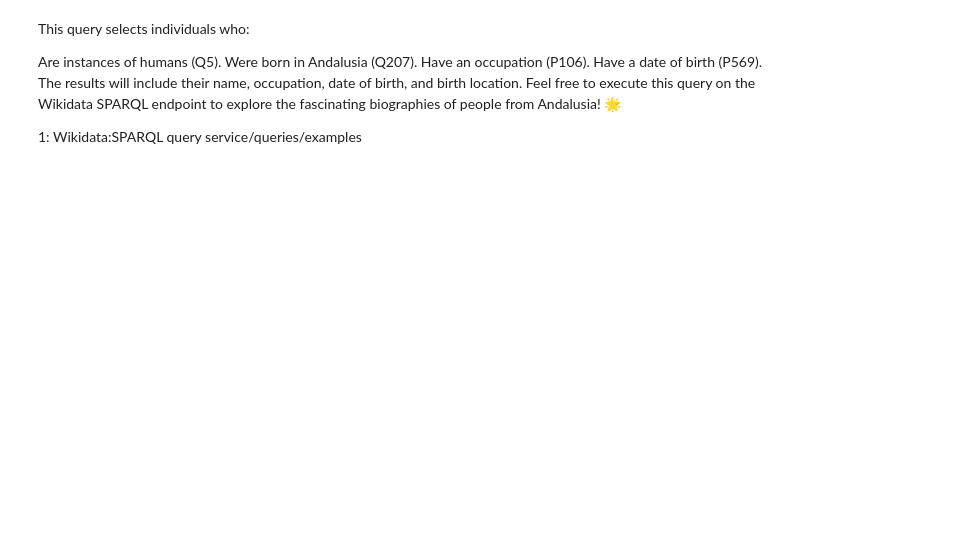
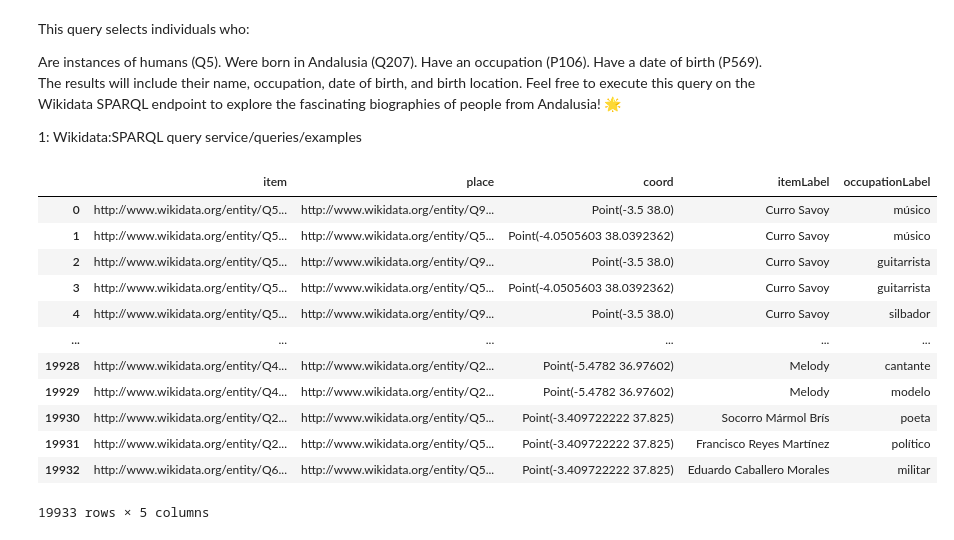
Before and after one commit to otoperalias/miscellanea, a Jupyter notebook: Wikidata_queries.ipynb, the cells around one changed output. Cells and saved outputs as stored; diff of their text form; code cells hidden in the pictures; blank space fills up the shorter version.

```diff
--- a/Wikidata_queries.ipynb
+++ b/Wikidata_queries.ipynb
@@ -77,3 +126,15 @@ ORDER BY ?personLabel
+# %%
+query="""
+SELECT ?item ?itemLabel ?occupationLabel ?place ?coord ?birthyear
+WHERE {
+    ?item wdt:P31 wd:Q5.
+    ?item wdt:P19/wdt:P131* wd:Q5783.
+    ?item wdt:P106 ?occupation.
+    ?item wdt:P19 ?place.
+    ?place wdt:P625 ?coord.
+    SERVICE wikibase:label { bd:serviceParam wikibase:language "[AUTO_LANGUAGE],es". }
+}
+"""
 # %% [markdown]
 This query selects individuals who:
 
@@ -84,6 +145,24 @@ Have a date of birth (P569).
 The results will include their name, occupation, date of birth, and birth location. Feel free to execute this query on the Wikidata SPARQL endpoint to explore the fascinating biographies of people from Andalusia! 🌟
 
 1: Wikidata:SPARQL query service/queries/examples
+# %%
+data_extracter = WikiDataQueryResults(query)
+df = data_extracter.load_as_dataframe()
+df
+# %% [output]
+|  | item | place | coord | itemLabel | occupationLabel |
+| 0 | http://www.wikidata.org/entity/Q5... | http://www.wikidata.org/entity/Q9... | Point(-3.5 38.0) | Curro Savoy | músico |
+| 1 | http://www.wikidata.org/entity/Q5... | http://www.wikidata.org/entity/Q5... | Point(-4.0505603 38.0392362) | Curro Savoy | músico |
+| 2 | http://www.wikidata.org/entity/Q5... | http://www.wikidata.org/entity/Q9... | Point(-3.5 38.0) | Curro Savoy | guitarrista |
+| 3 | http://www.wikidata.org/entity/Q5... | http://www.wikidata.org/entity/Q5... | Point(-4.0505603 38.0392362) | Curro Savoy | guitarrista |
+| 4 | http://www.wikidata.org/entity/Q5... | http://www.wikidata.org/entity/Q9... | Point(-3.5 38.0) | Curro Savoy | silbador |
+| ... | ... | ... | ... | ... | ... |
+| 19928 | http://www.wikidata.org/entity/Q4... | http://www.wikidata.org/entity/Q2... | Point(-5.4782 36.97602) | Melody | cantante |
+| 19929 | http://www.wikidata.org/entity/Q4... | http://www.wikidata.org/entity/Q2... | Point(-5.4782 36.97602) | Melody | modelo |
+| 19930 | http://www.wikidata.org/entity/Q2... | http://www.wikidata.org/entity/Q5... | Point(-3.409722222 37.825) | Socorro Mármol Brís | poeta |
+| 19931 | http://www.wikidata.org/entity/Q2... | http://www.wikidata.org/entity/Q5... | Point(-3.409722222 37.825) | Francisco Reyes Martínez | político |
+| 19932 | http://www.wikidata.org/entity/Q6... | http://www.wikidata.org/entity/Q5... | Point(-3.409722222 37.825) | Eduardo Caballero Morales | militar |
+19933 rows × 5 columns
 # %%
 SELECT DISTINCT ?persona ?nombrePersona ?ocupacion ?fechaNacimiento ?lugarNacimiento
 WHERE {
```
Also changed, not shown: parts of 6 cells of this notebook.
